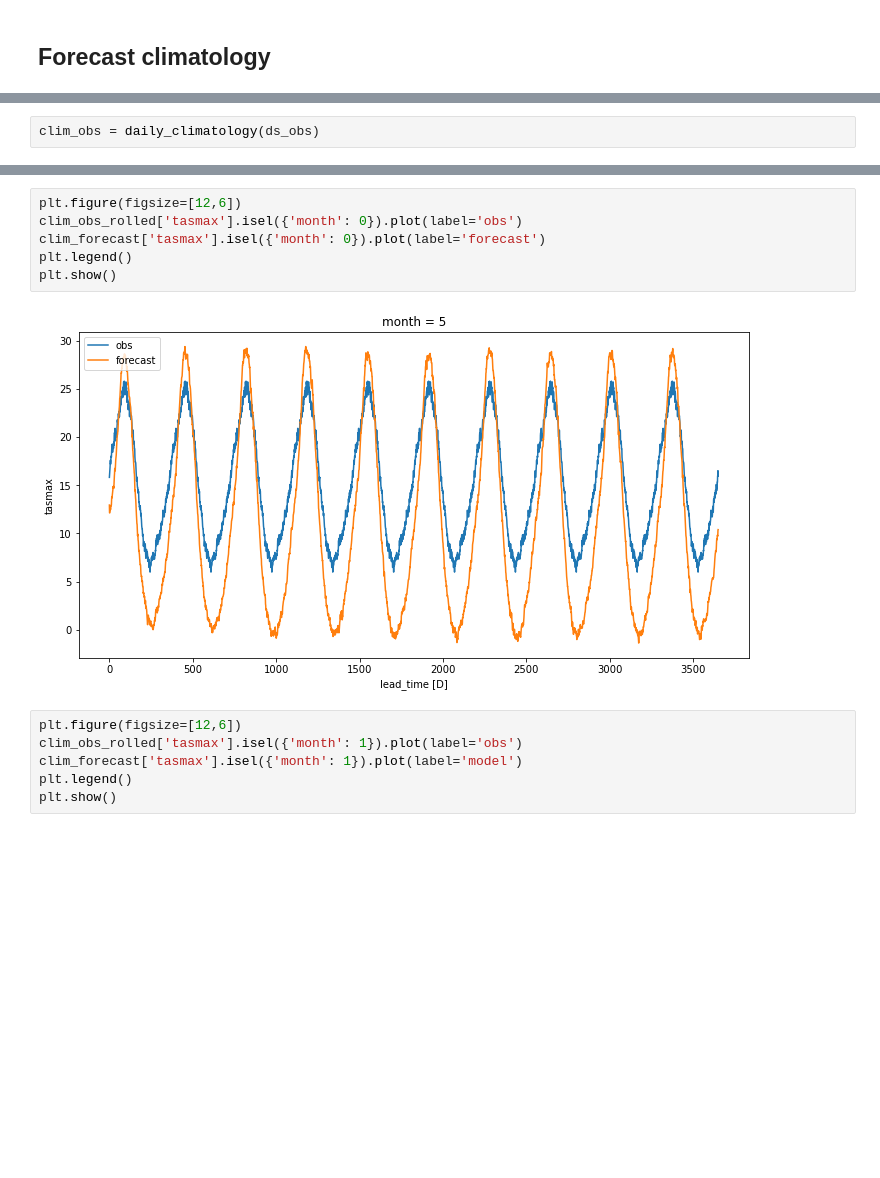
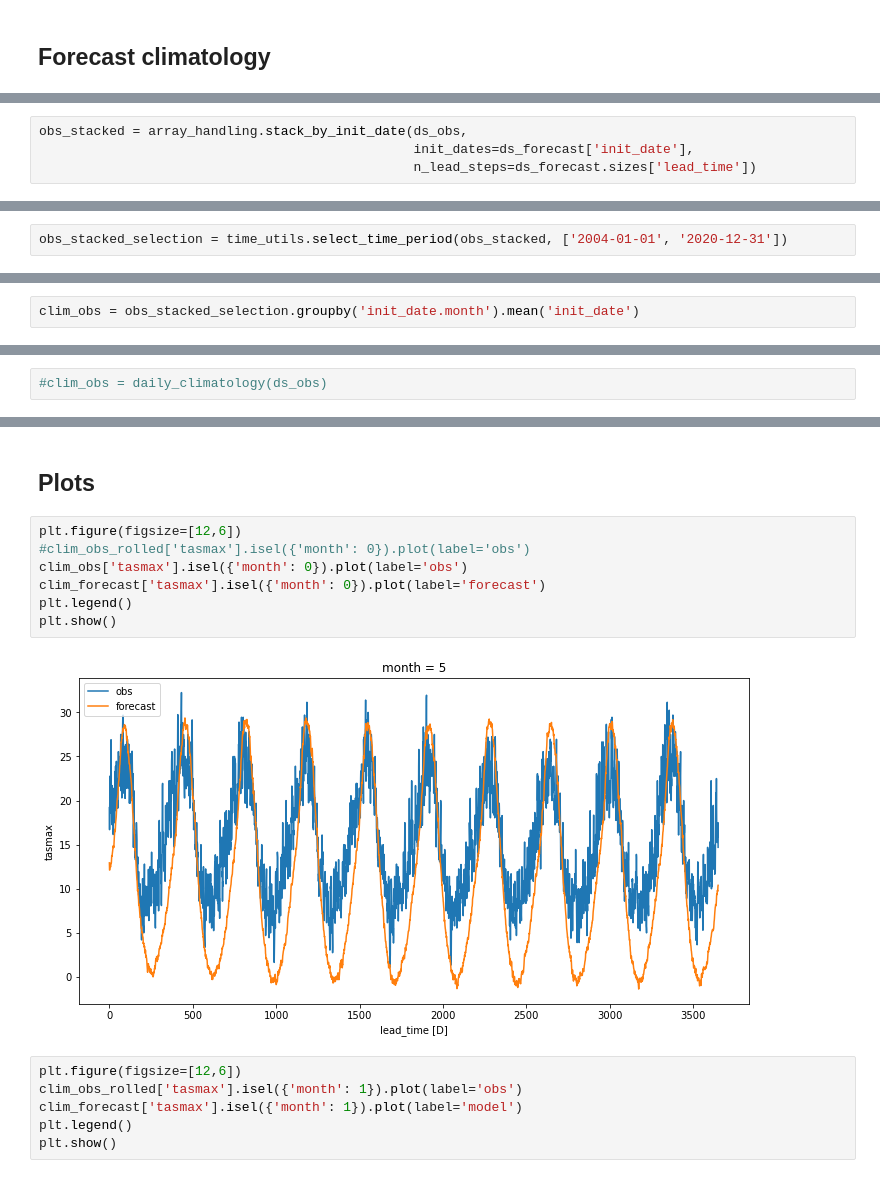
Before and after one commit to AusClimateService/unseen, a Jupyter notebook: projects/seatac/daily_bias_correction.ipynb, the cells around one changed output, grey strips where cells are left out. Drawn from its saved outputs; the diff is of its cells as text; blank space fills up the shorter version.

Commit message:
Update seatac workflow with tasmax bias correction

```diff
--- a/projects/seatac/daily_bias_correction.ipynb
+++ b/projects/seatac/daily_bias_correction.ipynb
@@ -81,0 +100,4 @@ ds_obs = ds_obs.compute()
+# %%
+obs_stacked = array_handling.stack_by_init_date(ds_obs,
+                                                init_dates=ds_forecast['init_date'],
+                                                n_lead_steps=ds_forecast.sizes['lead_time'])
@@ -81,0 +162,2 @@ ds_obs = ds_obs.compute()
+# %%
+obs_stacked_selection = time_utils.select_time_period(obs_stacked, ['2004-01-01', '2020-12-31'])
@@ -81,0 +166,2 @@ ds_obs = ds_obs.compute()
+# %%
+clim_obs = obs_stacked_selection.groupby('init_date.month').mean('init_date')
@@ -96,5 +194,5 @@ def daily_climatology(ds):
 
 #TODO: Add time period selection
 # %%
-clim_obs = daily_climatology(ds_obs)
+#clim_obs = daily_climatology(ds_obs)
 # %%
@@ -147,14 +245,17 @@ Coordinates:
   * month      (month) int64 5 11
 Data variables:
     tasmax     (month, lead_time) float32 15.81 16.08 16.36 ... 12.47 12.65
+# %% [markdown]
+## Plots
 # %%
 plt.figure(figsize=[12,6])
-clim_obs_rolled['tasmax'].isel({'month': 0}).plot(label='obs')
+#clim_obs_rolled['tasmax'].isel({'month': 0}).plot(label='obs')
+clim_obs['tasmax'].isel({'month': 0}).plot(label='obs')
 clim_forecast['tasmax'].isel({'month': 0}).plot(label='forecast')
 plt.legend()
 plt.show()
 # %% [output]
-[figure, old version]
+[figure, new version]
 # %%
 plt.figure(figsize=[12,6])
 clim_obs_rolled['tasmax'].isel({'month': 1}).plot(label='obs')
```
Also changed, not shown: parts of 31 cells of this notebook, 6 other files.
